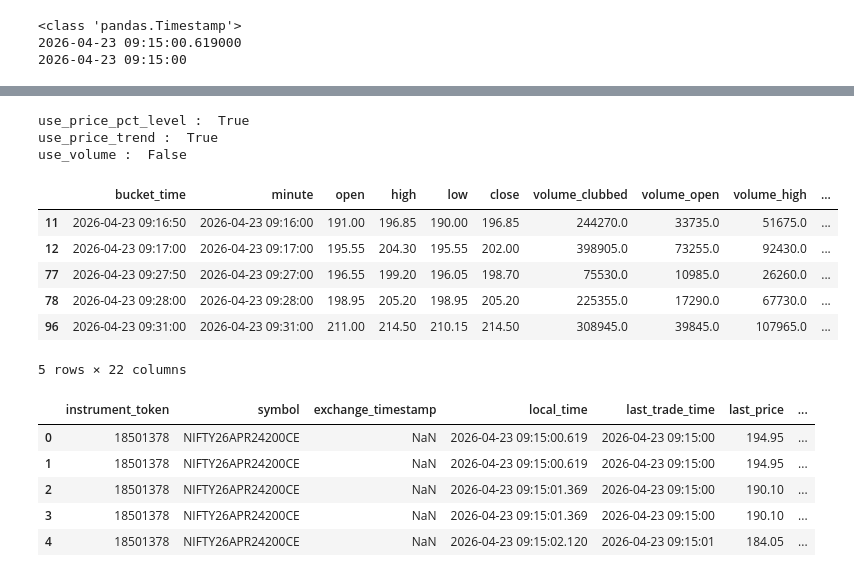
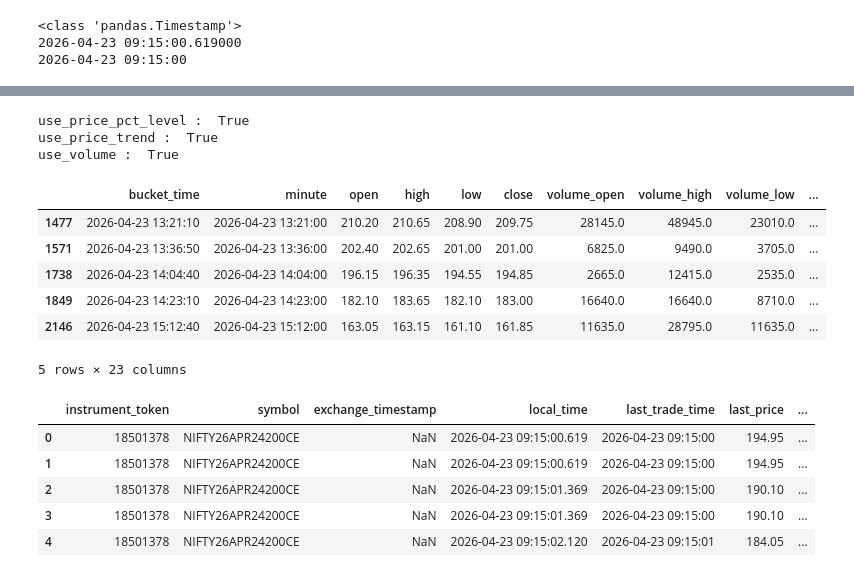
Before and after one commit to bhattacharjeeajay12/trading, a Jupyter notebook: strategies/strategy_movement_prediction.ipynb, the cells around one changed output, grey strips where cells are left out. Cells and saved outputs as stored; diff of their text form; code cells hidden in the pictures.

```diff
--- a/strategies/strategy_movement_prediction.ipynb
+++ b/strategies/strategy_movement_prediction.ipynb
@@ -44,7 +44,7 @@ df.head(4)
 # ---- Input ------
 N = 6
 window = 3
-threshold = 0.002 # price pct change pct
+volume_period = 30
 # %%
 df.columns
 # %% [output]
@@ -69,8 +69,10 @@ clubbed_df["bucket_time_next"] = clubbed_df["bucket_time"].shift(-1)
 clubbed_df["price_diff"] = clubbed_df["close"] - clubbed_df["open"]
 clubbed_df["price_pct"] = (clubbed_df["close"] - clubbed_df["open"])/clubbed_df["open"]
 
-clubbed_df["volume_diff"] = clubbed_df["volume_close"] - clubbed_df["volume_open"]
+clubbed_df["volume_diff"] = clubbed_df["volume_high"] - clubbed_df["volume_low"]
+clubbed_df["volume_participated"] = clubbed_df["volume_high"] - clubbed_df["volume_low"]
 clubbed_df["volume_pct"] = (clubbed_df["volume_close"] - clubbed_df["volume_open"])/clubbed_df["volume_open"]
+clubbed_df["volume_avg"] = clubbed_df["volume_close"].rolling(volume_period).median()
 # %%
 clubbed_df[clubbed_df['bucket_time'].dt.minute == 0].head()
 # %% [output]
@@ -105,8 +107,8 @@ clubbed_df[clubbed_df['bucket_time'].dt.minute == 0].shape
 def generate_signal(
     df,
     window: int,
-    threshold: float,
-    volume_threshold: float = 0,
+    price_pct_threshold = 0.001,
+    volume_threshold = 0,
 
     use_price_pct_level=False,
     use_price_trend=True,
@@ -122,8 +124,8 @@ def generate_signal(
 
 
     if use_price_pct_level:
-        cond_buy = df["price_pct"] > threshold
-        cond_sell = df["price_pct"] < -threshold
+        cond_buy = df["price_pct"] > price_pct_threshold
+        cond_sell = df["price_pct"] < -price_pct_threshold
         buy_threshold_streak = cond_buy.rolling(window).min() == 1
         sell_threshold_streak = cond_sell.rolling(window).min() == 1
     else:
@@ -134,7 +136,7 @@ def generate_signal(
     # PRICE TREND (monotonic)
     # ---------------------------
     if use_price_trend:
-        price_diff = df["price_diff"].diff()
+        price_diff = df["close"].diff()
 
         cond_buy_trend = price_diff > 0
         cond_sell_trend = price_diff < 0
@@ -149,8 +151,12 @@ def generate_signal(
     # VOLUME CONDITION
     # ---------------------------
     if use_volume:
-        print("use_volume : ", use_volume)
-        cond_vol = (df["volume_diff"] > volume_threshold)
+        # print("use_volume : ", use_volume)
+        # vol_diff = df["volume_participated"].diff()
+        # cond_vol = vol_diff >= 0
+        # vol_streak = cond_vol.rolling(window).min() == 1
+
+        cond_vol = df["volume_close"] > (df["volume_avg"] * 1.2)
         vol_streak = cond_vol.rolling(window).min() == 1
     else:
         vol_streak = pd.Series(True, index=df.index)
@@ -164,27 +170,35 @@ def generate_signal(
     # ---------------------------
     # SIGNAL
     # ---------------------------
-    df["predicted"] = np.where(
-        buy_streak, "BUY",
-        np.where(sell_streak, "SELL", None)
-    )
+    # df["predicted"] = np.where(
+    #     buy_streak, "BUY",
+    #     np.where(sell_streak, "SELL", None)
+    # )
+    conditions = [
+        buy_streak & ~sell_streak,
+        sell_streak & ~buy_streak
+    ]
+    choices = ["BUY", "SELL"]
+    df["predicted"] = np.select(conditions, choices, default=None)
     return df
 # %%
-clubbed_df_2 = generate_signal(clubbed_df, window, threshold, 1000, use_price_pct_level=True, use_price_trend=True, use_volume=False)
+# generate_signal
+clubbed_df_2 = generate_signal(clubbed_df, window, price_pct_threshold = 0.002, volume_threshold=1000,
+                               use_price_pct_level=True, use_price_trend=True, use_volume=True)
 # %% [output]
 use_price_pct_level :  True
 use_price_trend :  True
-use_volume :  False
+use_volume :  True
 # %%
-clubbed_df_2[clubbed_df_2["predicted"]==clubbed_df["candle_type"]].head(5)
+clubbed_df_2[clubbed_df_2["predicted"]==clubbed_df["candle_type"]].tail(5)
 # %% [output]
-|  | bucket_time | minute | open | high | low | close | volume_clubbed | volume_open | volume_high | ... |
-| 11 | 2026-04-23 09:16:50 | 2026-04-23 09:16:00 | 191.00 | 196.85 | 190.00 | 196.85 | 244270.0 | 33735.0 | 51675.0 | ... |
-| 12 | 2026-04-23 09:17:00 | 2026-04-23 09:17:00 | 195.55 | 204.30 | 195.55 | 202.00 | 398905.0 | 73255.0 | 92430.0 | ... |
-| 77 | 2026-04-23 09:27:50 | 2026-04-23 09:27:00 | 196.55 | 199.20 | 196.05 | 198.70 | 75530.0 | 10985.0 | 26260.0 | ... |
-| 78 | 2026-04-23 09:28:00 | 2026-04-23 09:28:00 | 198.95 | 205.20 | 198.95 | 205.20 | 225355.0 | 17290.0 | 67730.0 | ... |
-| 96 | 2026-04-23 09:31:00 | 2026-04-23 09:31:00 | 211.00 | 214.50 | 210.15 | 214.50 | 308945.0 | 39845.0 | 107965.0 | ... |
+|  | bucket_time | minute | open | high | low | close | volume_open | volume_high | volume_low | ... |
+| 1477 | 2026-04-23 13:21:10 | 2026-04-23 13:21:00 | 210.20 | 210.65 | 208.90 | 209.75 | 28145.0 | 48945.0 | 23010.0 | ... |
+| 1571 | 2026-04-23 13:36:50 | 2026-04-23 13:36:00 | 202.40 | 202.65 | 201.00 | 201.00 | 6825.0 | 9490.0 | 3705.0 | ... |
+| 1738 | 2026-04-23 14:04:40 | 2026-04-23 14:04:00 | 196.15 | 196.35 | 194.55 | 194.85 | 2665.0 | 12415.0 | 2535.0 | ... |
+| 1849 | 2026-04-23 14:23:10 | 2026-04-23 14:23:00 | 182.10 | 183.65 | 182.10 | 183.00 | 16640.0 | 16640.0 | 8710.0 | ... |
+| 2146 | 2026-04-23 15:12:40 | 2026-04-23 15:12:00 | 163.05 | 163.15 | 161.10 | 161.85 | 11635.0 | 28795.0 | 11635.0 | ... |
-5 rows × 22 columns
+5 rows × 23 columns
 # %%
 # df_with_signal = df.merge(
 #         clubbed_df[["bucket_time", "predicted"]],
```
Also changed, not shown: parts of 16 cells of this notebook, 3 other files.
